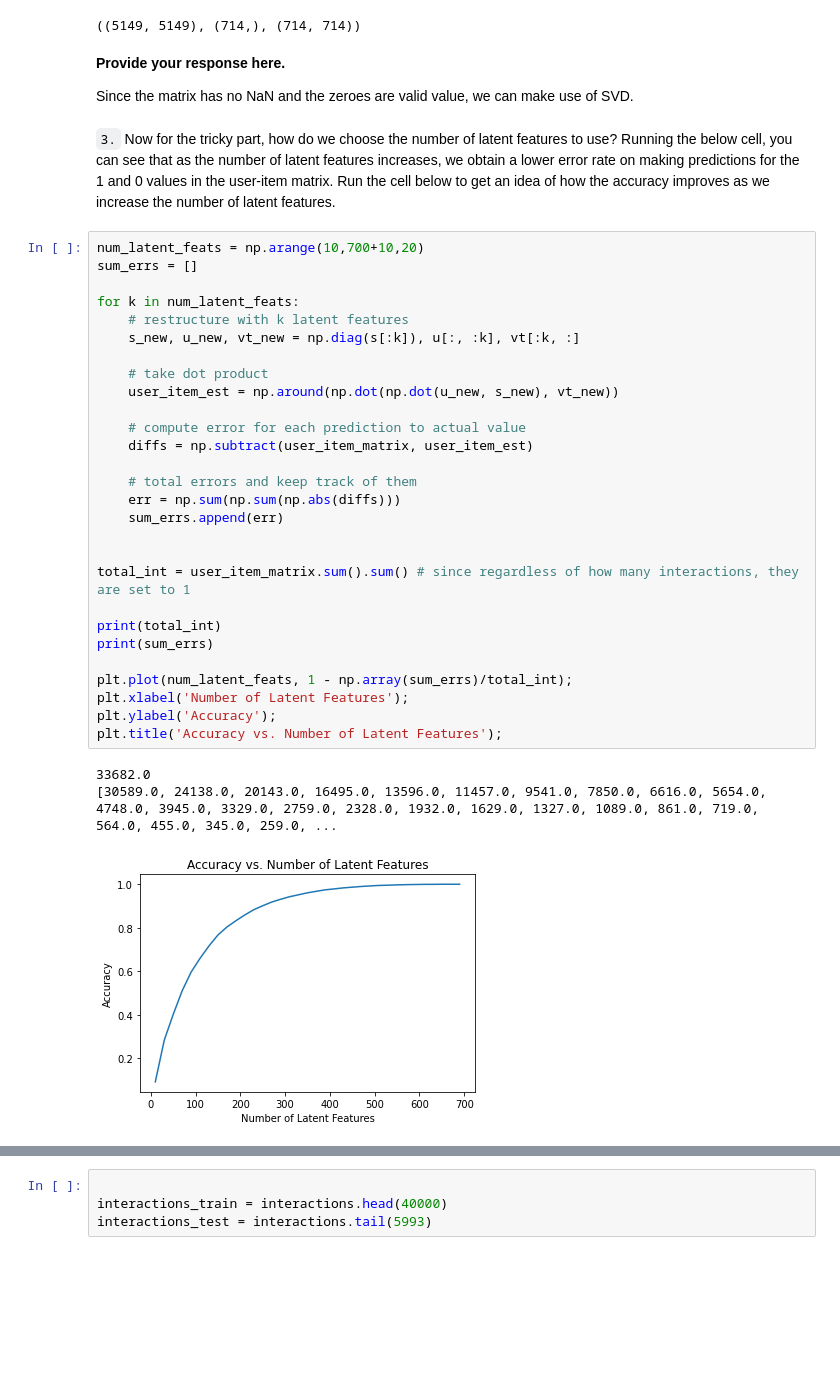
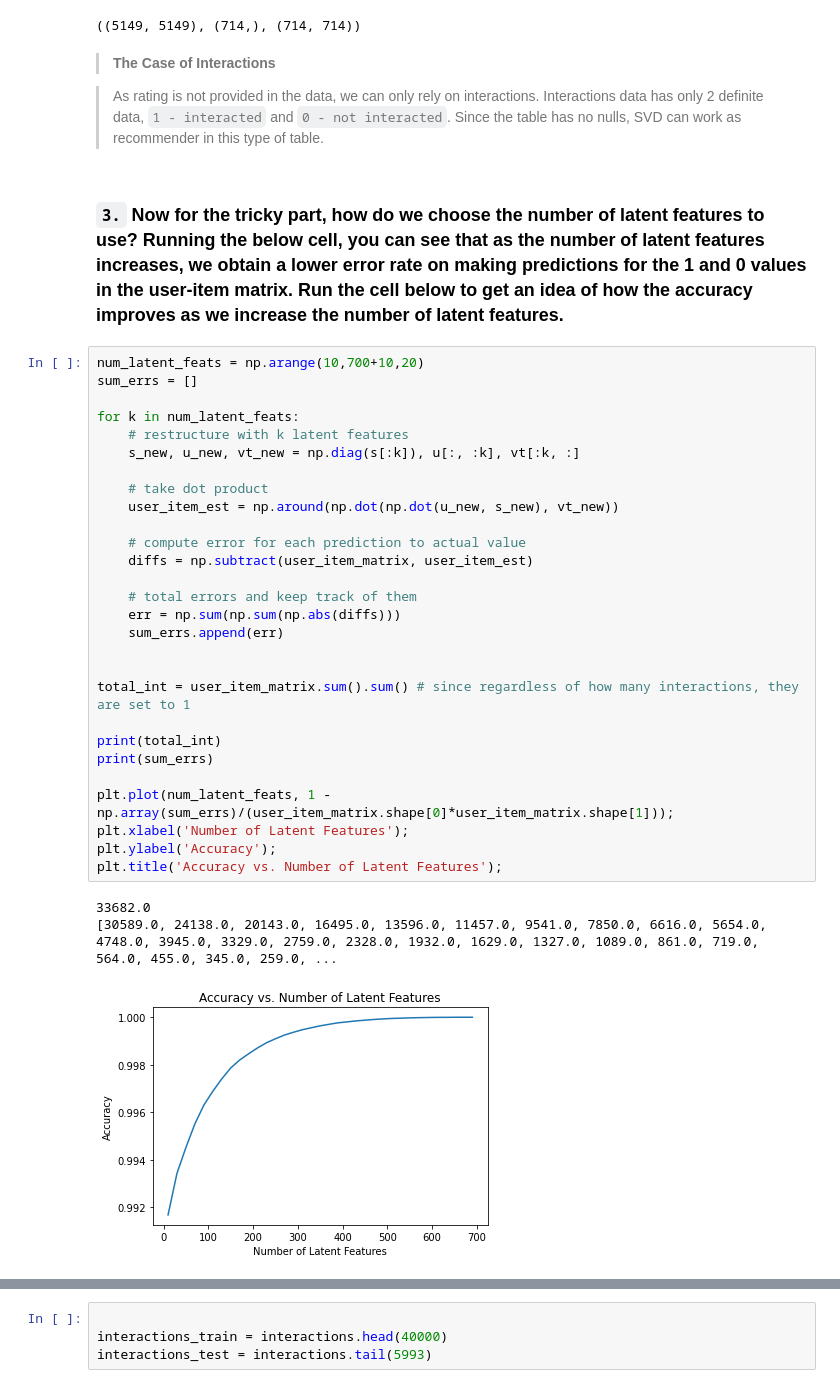
Before and after one commit to netxph/ibm-recommend, a Jupyter notebook: notebooks/02 - Data and Recommendation Analysis.ipynb, the cells around one changed output, grey strips where cells are left out. Saved outputs shown, nothing was run; the diff lists cells and outputs as text; blank space fills up the shorter version.

```diff
--- a/notebooks/03 - Recommendation Pipeline.ipynb
+++ b/notebooks/02 - Data and Recommendation Analysis.ipynb
@@ -560,42 +677,42 @@ u, s, vt = np.linalg.svd(user_item_matrix)
 u.shape, s.shape, vt.shape
 # %% [output]
 ((5149, 5149), (714,), (714, 714))
-# %% [markdown]
-**Provide your response here.**
-
-Since the matrix has no NaN and the zeroes are valid value, we can make use of SVD.
+# %% [markdown]
+> **The Case of Interactions**
+
+> As rating is not provided in the data, we can only rely on interactions. Interactions data has only 2 definite data, `1 - interacted` and `0 - not interacted`. Since the table has no nulls, SVD can work as recommender in this type of table.
 # %% [markdown]
-`3.` Now for the tricky part, how do we choose the number of latent features to use?  Running the below cell, you can see that as the number of latent features increases, we obtain a lower error rate on making predictions for the 1 and 0 values in the user-item matrix.  Run the cell below to get an idea of how the accuracy improves as we increase the number of latent features.
+### `3.` Now for the tricky part, how do we choose the number of latent features to use?  Running the below cell, you can see that as the number of latent features increases, we obtain a lower error rate on making predictions for the 1 and 0 values in the user-item matrix.  Run the cell below to get an idea of how the accuracy improves as we increase the number of latent features.
 # %%
 num_latent_feats = np.arange(10,700+10,20)
 sum_errs = []
 
 for k in num_latent_feats:
     # restructure with k latent features
     s_new, u_new, vt_new = np.diag(s[:k]), u[:, :k], vt[:k, :]
 
     # take dot product
     user_item_est = np.around(np.dot(np.dot(u_new, s_new), vt_new))
 
     # compute error for each prediction to actual value
     diffs = np.subtract(user_item_matrix, user_item_est)
 
     # total errors and keep track of them
     err = np.sum(np.sum(np.abs(diffs)))
     sum_errs.append(err)
 
 
 total_int = user_item_matrix.sum().sum() # since regardless of how many interactions, they are set to 1
 
 print(total_int)
 print(sum_errs)
 
-plt.plot(num_latent_feats, 1 - np.array(sum_errs)/total_int);
+plt.plot(num_latent_feats, 1 - np.array(sum_errs)/(user_item_matrix.shape[0]*user_item_matrix.shape[1]));
 plt.xlabel('Number of Latent Features');
 plt.ylabel('Accuracy');
 plt.title('Accuracy vs. Number of Latent Features');
 # %% [output]
 33682.0
 [30589.0, 24138.0, 20143.0, 16495.0, 13596.0, 11457.0, 9541.0, 7850.0, 6616.0, 5654.0, 4748.0, 3945.0, 3329.0, 2759.0, 2328.0, 1932.0, 1629.0, 1327.0, 1089.0, 861.0, 719.0, 564.0, 455.0, 345.0, 259.0, ...
-[figure, old version]
+[figure, new version]
 # %% [markdown]
```
Also changed, not shown: parts of 43 cells of this notebook, 2 other files.
